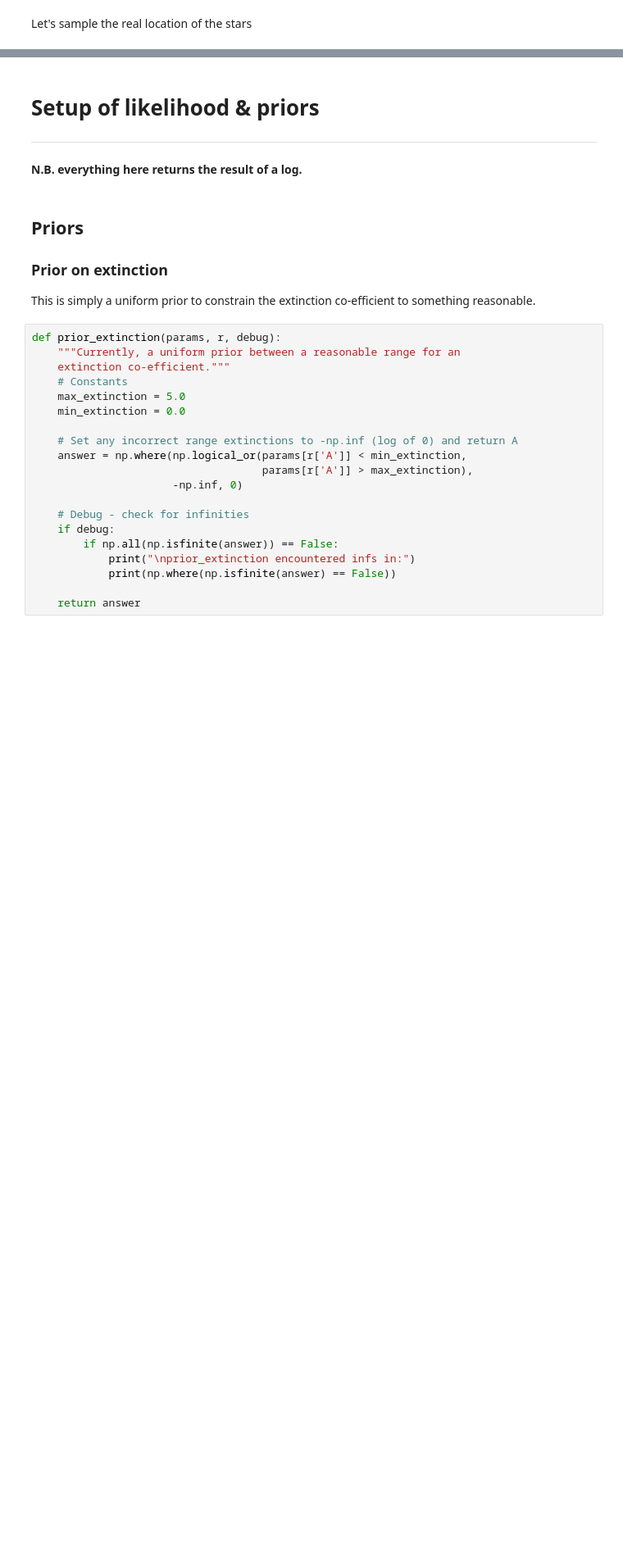
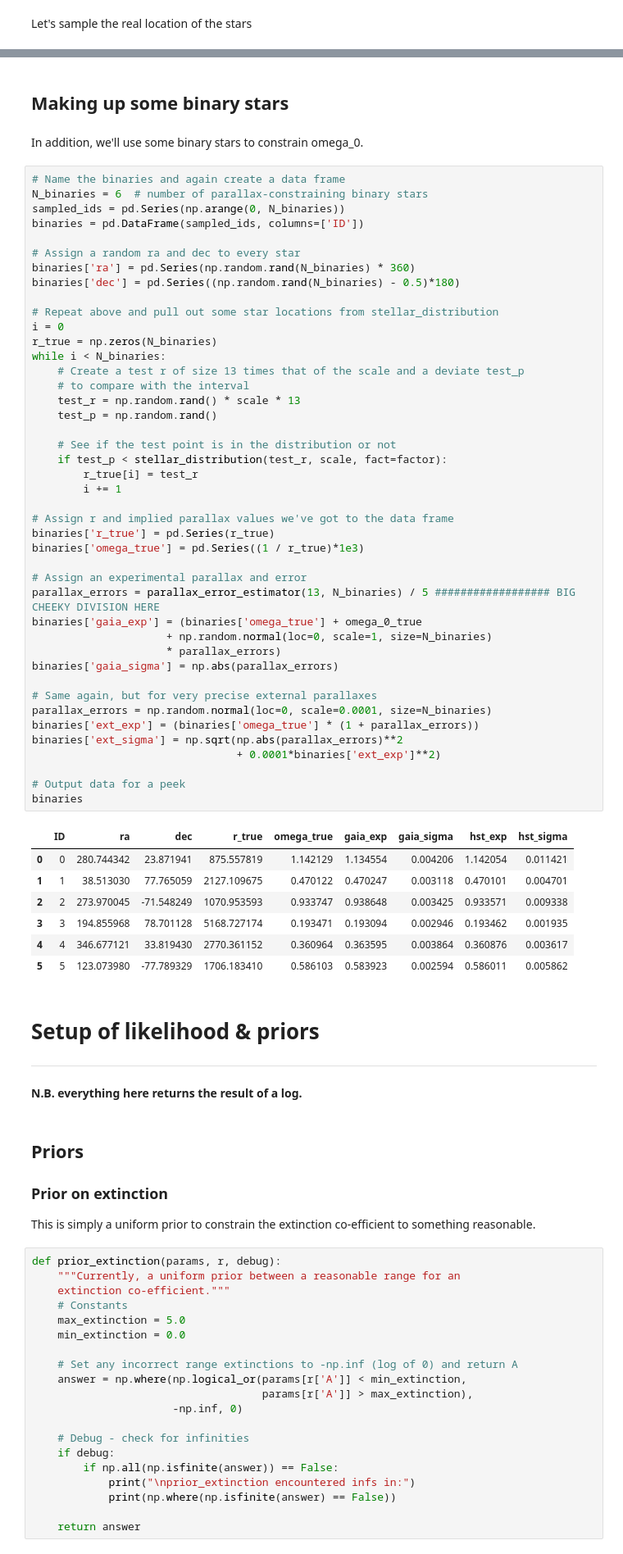
Before and after one commit to vickyscowcroft/bayesian_pl_fitting, a Jupyter notebook: batdog.ipynb, the cells around one changed output, grey strips where cells are left out. Shown at 82% size. Cells and saved outputs as stored; diff of their text form; blank space fills up the shorter version.

```diff
--- a/batdog.ipynb
+++ b/batdog.ipynb
@@ -323,3 +275,58 @@ data[['m_true', 'omega_true', 'omega_exp', 'omega_sigma']]
+# %% [markdown]
+## Making up some binary stars
+# %% [markdown]
+In addition, we'll use some binary stars to constrain omega_0.
+# %%
+# Name the binaries and again create a data frame
+N_binaries = 6  # number of parallax-constraining binary stars
+sampled_ids = pd.Series(np.arange(0, N_binaries))
+binaries = pd.DataFrame(sampled_ids, columns=['ID'])
+
+# Assign a random ra and dec to every star
+binaries['ra'] = pd.Series(np.random.rand(N_binaries) * 360)
+binaries['dec'] = pd.Series((np.random.rand(N_binaries) - 0.5)*180)
+
+# Repeat above and pull out some star locations from stellar_distribution
+i = 0
+r_true = np.zeros(N_binaries)
+while i < N_binaries:
+    # Create a test r of size 13 times that of the scale and a deviate test_p
+    # to compare with the interval
+    test_r = np.random.rand() * scale * 13
+    test_p = np.random.rand()
+
+    # See if the test point is in the distribution or not
+    if test_p < stellar_distribution(test_r, scale, fact=factor):
+        r_true[i] = test_r
+        i += 1
+
+# Assign r and implied parallax values we've got to the data frame
+binaries['r_true'] = pd.Series(r_true)
+binaries['omega_true'] = pd.Series((1 / r_true)*1e3)
+
+# Assign an experimental parallax and error
+parallax_errors = parallax_error_estimator(13, N_binaries) / 5 ################## BIG CHEEKY DIVISION HERE
+binaries['gaia_exp'] = (binaries['omega_true'] + omega_0_true
+                     + np.random.normal(loc=0, scale=1, size=N_binaries)
+                     * parallax_errors)
+binaries['gaia_sigma'] = np.abs(parallax_errors)
+
+# Same again, but for very precise external parallaxes
+parallax_errors = np.random.normal(loc=0, scale=0.0001, size=N_binaries)
+binaries['ext_exp'] = (binaries['omega_true'] * (1 + parallax_errors))
+binaries['ext_sigma'] = np.sqrt(np.abs(parallax_errors)**2
+                                + 0.0001*binaries['ext_exp']**2)
+
+# Output data for a peek
+binaries
+# %% [output]
+|  | ID | ra | dec | r_true | omega_true | gaia_exp | gaia_sigma | hst_exp | hst_sigma |
+| 0 | 0 | 280.744342 | 23.871941 | 875.557819 | 1.142129 | 1.134554 | 0.004206 | 1.142054 | 0.011421 |
+| 1 | 1 | 38.513030 | 77.765059 | 2127.109675 | 0.470122 | 0.470247 | 0.003118 | 0.470101 | 0.004701 |
+| 2 | 2 | 273.970045 | -71.548249 | 1070.953593 | 0.933747 | 0.938648 | 0.003425 | 0.933571 | 0.009338 |
+| 3 | 3 | 194.855968 | 78.701128 | 5168.727174 | 0.193471 | 0.193094 | 0.002946 | 0.193462 | 0.001935 |
+| 4 | 4 | 346.677121 | 33.819430 | 2770.361152 | 0.360964 | 0.363595 | 0.003864 | 0.360876 | 0.003617 |
+| 5 | 5 | 123.073980 | -77.789329 | 1706.183410 | 0.586103 | 0.583923 | 0.002594 | 0.586011 | 0.005862 |
 # %% [markdown]
 # Setup of likelihood & priors
 ------
```
Also changed, not shown: parts of 53 cells of this notebook, 2 other files.
